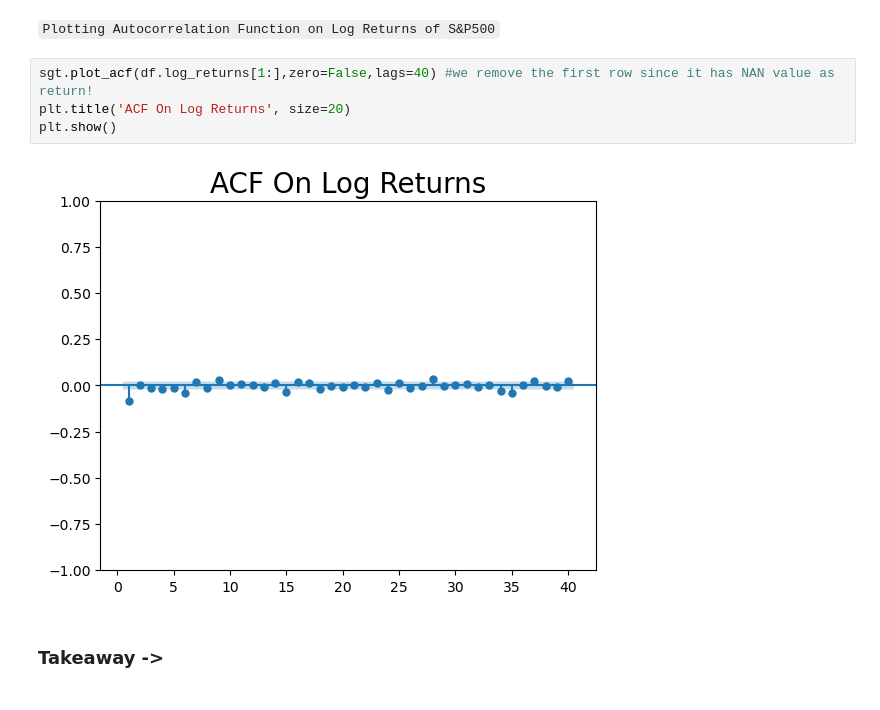
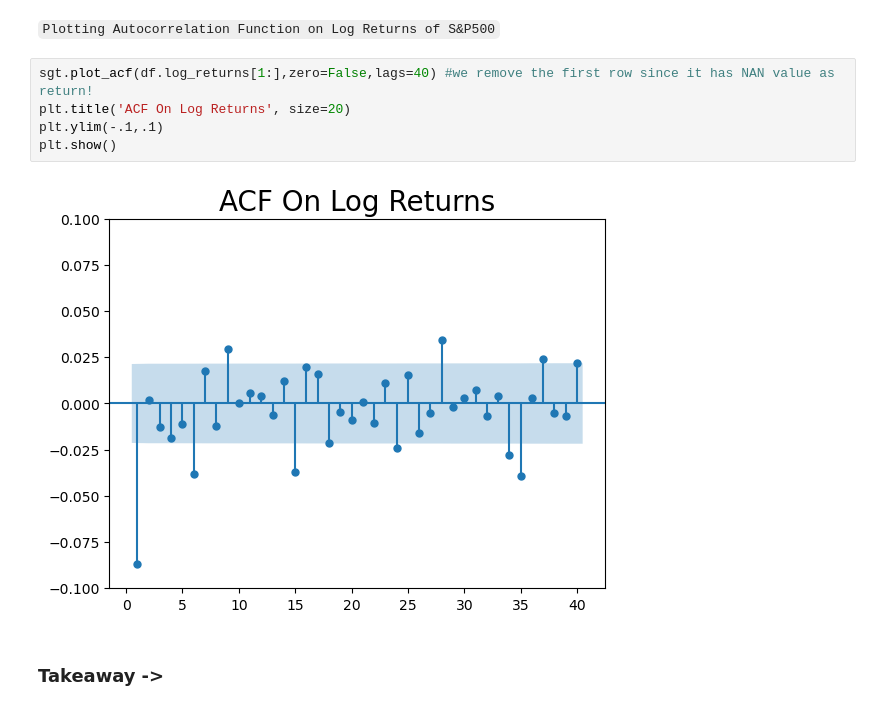
Before and after one commit to PradhumanSoni/Time-Series-Analysis, a Jupyter notebook: code_files/case-study_ACF_on_pricesVSLogreturns.ipynb, the cells around one changed output. Cells and saved outputs as stored; diff of their text form.

Commit message:
changing ylims of ACF plots

```diff
--- a/code_files/case-study_ACF_on_pricesVSLogreturns.ipynb
+++ b/code_files/case-study_ACF_on_pricesVSLogreturns.ipynb
@@ -91,9 +91,10 @@ plt.show()
 # %%
 sgt.plot_acf(df.log_returns[1:],zero=False,lags=40) #we remove the first row since it has NAN value as return!
 plt.title('ACF On Log Returns', size=20)
+plt.ylim(-.1,.1)
 plt.show()
 # %% [output]
-[figure, old version]
+[figure, new version]
 # %% [markdown]
 ### Takeaway ->
 # %% [markdown]
```
Also changed, not shown: 1 other file.
